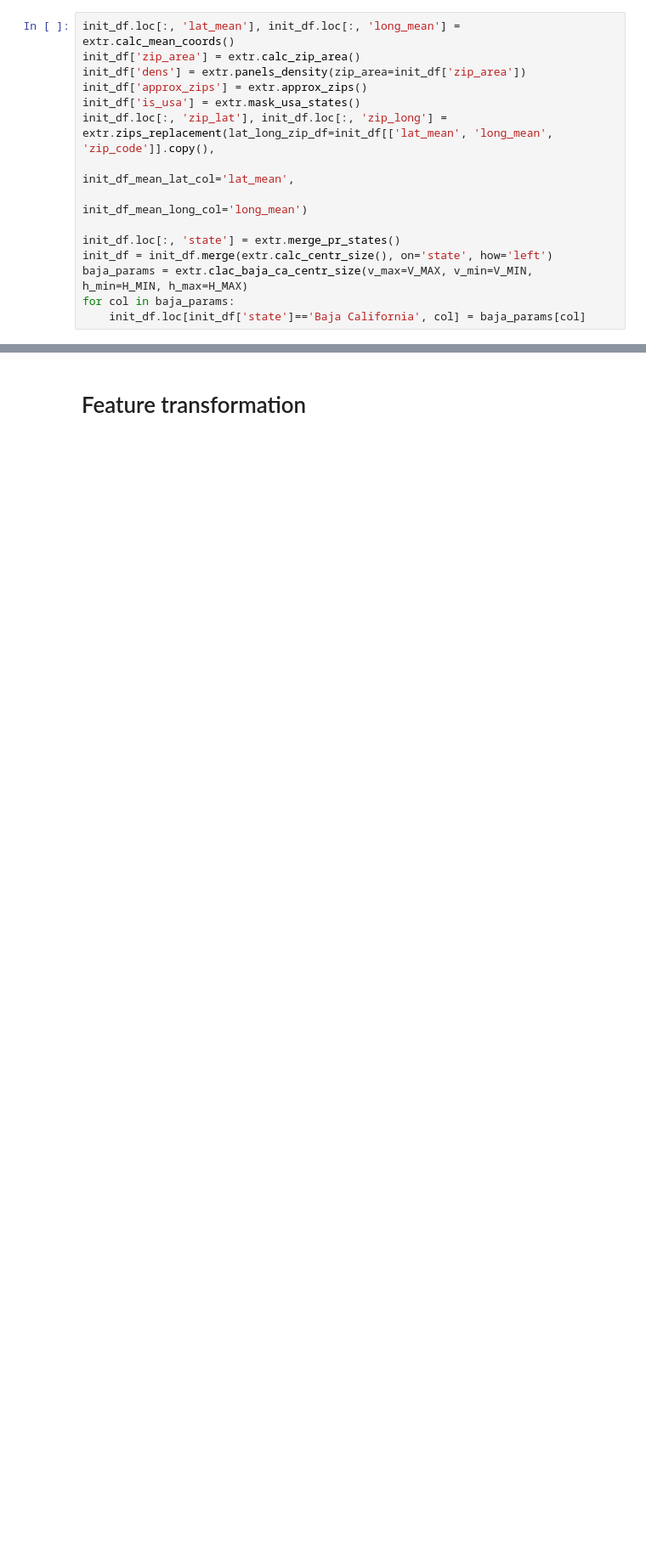
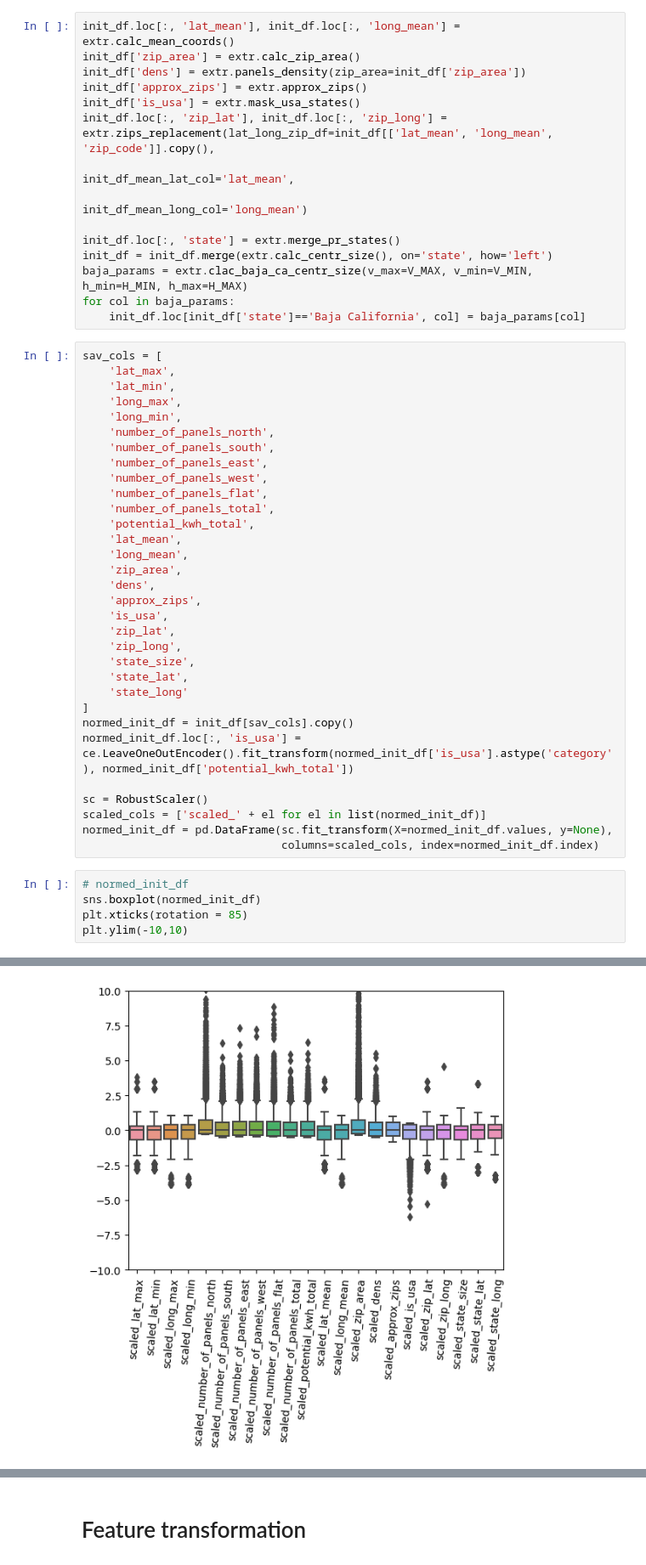
Before and after one commit to igor-cheb/mle_prep, a Jupyter notebook: geo_data_case_1/ETL.ipynb, the cells around one changed output, grey strips where cells are left out. Shown at 85% size. Drawn from its saved outputs; the diff is of its cells as text; blank space fills up the shorter version.

```diff
--- a/geo_data_case_1/ETL.ipynb
+++ b/geo_data_case_1/ETL.ipynb
@@ -223,3 +223,41 @@ init_df = init_df.merge(extr.calc_centr_size(), on='state', how='left')
 baja_params = extr.clac_baja_ca_centr_size(v_max=V_MAX, v_min=V_MIN, h_min=H_MIN, h_max=H_MAX)
 for col in baja_params:
     init_df.loc[init_df['state']=='Baja California', col] = baja_params[col]
+# %%
+sav_cols = [
+    'lat_max',
+    'lat_min',
+    'long_max',
+    'long_min',
+    'number_of_panels_north',
+    'number_of_panels_south',
+    'number_of_panels_east',
+    'number_of_panels_west',
+    'number_of_panels_flat',
+    'number_of_panels_total',
+    'potential_kwh_total',
+    'lat_mean',
+    'long_mean',
+    'zip_area',
+    'dens',
+    'approx_zips',
+    'is_usa',
+    'zip_lat',
+    'zip_long',
+    'state_size',
+    'state_lat',
+    'state_long'
+]
+normed_init_df = init_df[sav_cols].copy()
+normed_init_df.loc[:, 'is_usa'] = ce.LeaveOneOutEncoder().fit_transform(normed_init_df['is_usa'].astype('category'), normed_init_df['potential_kwh_total'])
+
+sc = RobustScaler()
+scaled_cols = ['scaled_' + el for el in list(normed_init_df)]
+normed_init_df = pd.DataFrame(sc.fit_transform(X=normed_init_df.values, y=None),
+                              columns=scaled_cols, index=normed_init_df.index)
+# %%
+# normed_init_df
+sns.boxplot(normed_init_df)
+plt.xticks(rotation = 85)
+plt.ylim(-10,10)
+# %% [output]
@@ -225,0 +265 @@ for col in baja_params:
+[figure, added]
```
Also changed, not shown: parts of 5 cells of this notebook, 4 other files.
